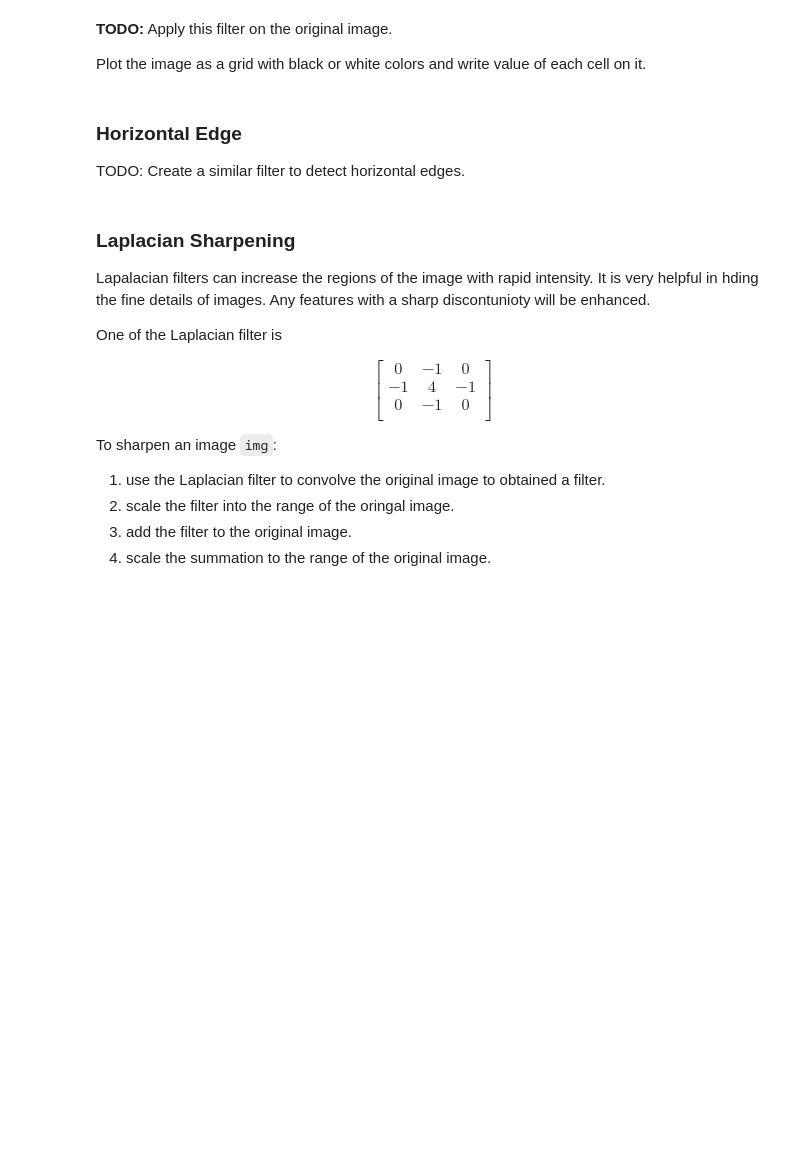
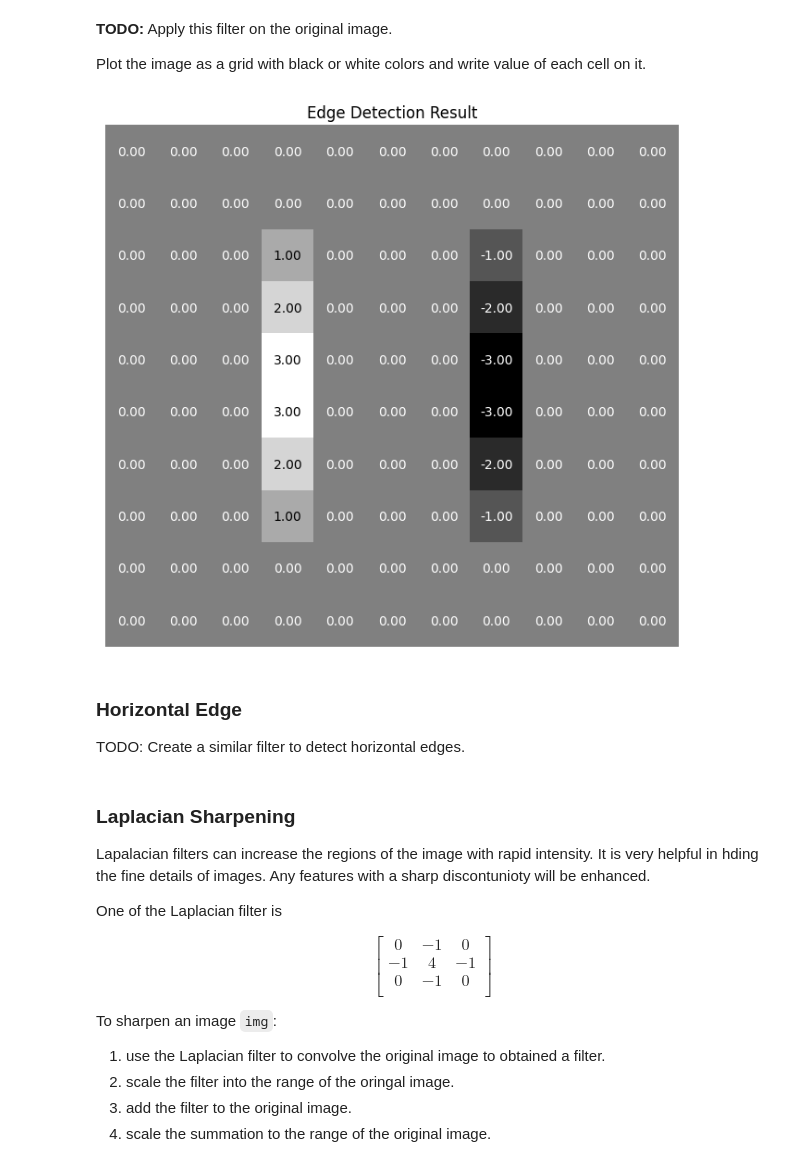
Before and after one commit to HARINI-RadheyKrishna/Machine_Learning, a Jupyter notebook: EE599_ML_Systems_HW2.ipynb, the cells around one changed output. Drawn from its saved outputs; the diff is of its cells as text; code cells hidden in the pictures; blank space fills up the shorter version.

```diff
--- a/EE599_ML_Systems_HW2.ipynb
+++ b/EE599_ML_Systems_HW2.ipynb
@@ -176,6 +201,42 @@ Use of the concept of central differences. One possible filter for this purpose
 **TODO:** Apply this filter on the original image.
 
 Plot the image as a grid with black or white colors and write value of each cell on it.
+# %%
+# Define the edge detection filter
+edge_filter = torch.tensor([[-1, 1], [-1, 1], [-1, 1]], dtype=torch.float32)
+
+# Initialize the image as a 10x10 numpy array filled with zeros
+image = np.zeros((10, 10))
+image [3:7, 3:7] = 1
+image_tensor = torch.tensor(image, dtype=torch.float32)
+edge_filter_tensor = torch.tensor(edge_filter)
+
+# Add batch and channel dimensions
+image_tensor = image_tensor.unsqueeze(0).unsqueeze(0)
+edge_filter_tensor = edge_filter_tensor.unsqueeze(0).unsqueeze(0)
+
+# Apply convolution with padding
+convolved_result2 = F.conv2d(image_tensor, edge_filter_tensor, padding=1)
+convolved_result2 = convolved_result2.squeeze().numpy()
+
+
+# Plot the image with values
+def plot_image_with_values(image, title):
+    plt.figure(figsize=(8, 8))
+    plt.imshow(image, cmap='gray')
+    for i in range(image.shape[0]):
+        for j in range(image.shape[1]):
+            pixel_value1 = image[i, j]
+            text_color = 'white' if pixel_value1 < 0.5 else 'black'
+            plt.text(j, i, f'{pixel_value1:.2f}', ha='center', va='center', color=text_color)
+    plt.title(title)
+    plt.axis('off')
+    plt.show()
+
+# Plot the convolved result
+plot_image_with_values(convolved_result2, 'Edge Detection Result')
+# %% [output]
+[figure, added]
 # %% [markdown]
 ### Horizontal Edge
 TODO:
```
Also changed, not shown: parts of 2 cells of this notebook.
